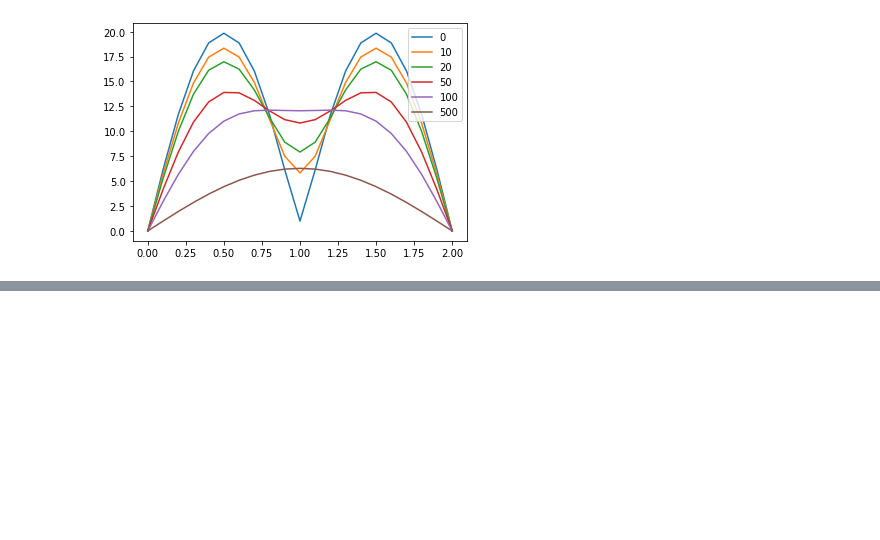
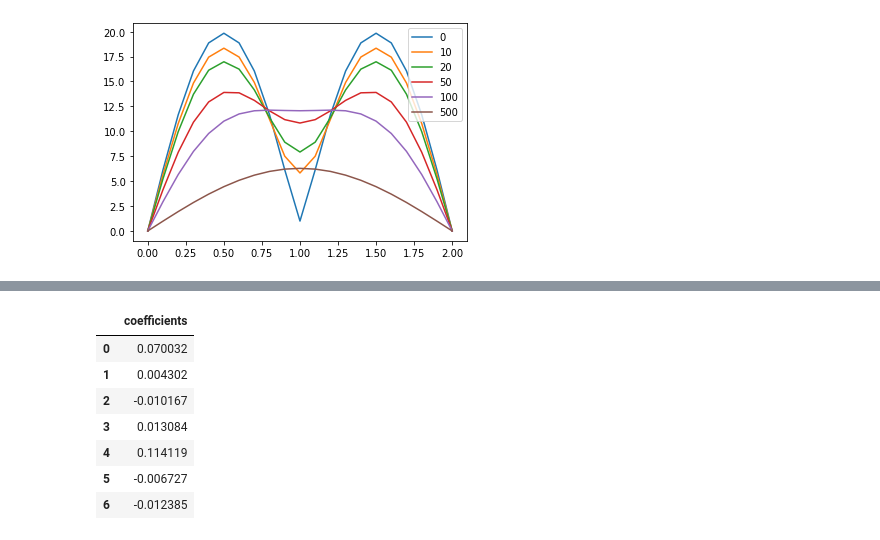
Before and after one commit to emb1ues/comp_phy_endsem, a Jupyter notebook: comp_phy_endsem.ipynb, the cells around one changed output, grey strips where cells are left out. Saved outputs shown, nothing was run; the diff lists cells and outputs as text; code cells hidden in the pictures; blank space fills up the shorter version.

```diff
--- a/comp_phy_endsem.ipynb
+++ b/comp_phy_endsem.ipynb
@@ -104,0 +265,12 @@ plt.show()
+# %%
+#coefficients in legendre function basis
+coeff_df
+# %% [output]
+|  | coefficients |
+| 0 | 0.070032 |
+| 1 | 0.004302 |
+| 2 | -0.010167 |
+| 3 | 0.013084 |
+| 4 | 0.114119 |
+| 5 | -0.006727 |
+| 6 | -0.012385 |
```
Also changed, not shown: parts of 21 cells of this notebook, 1 other file.
